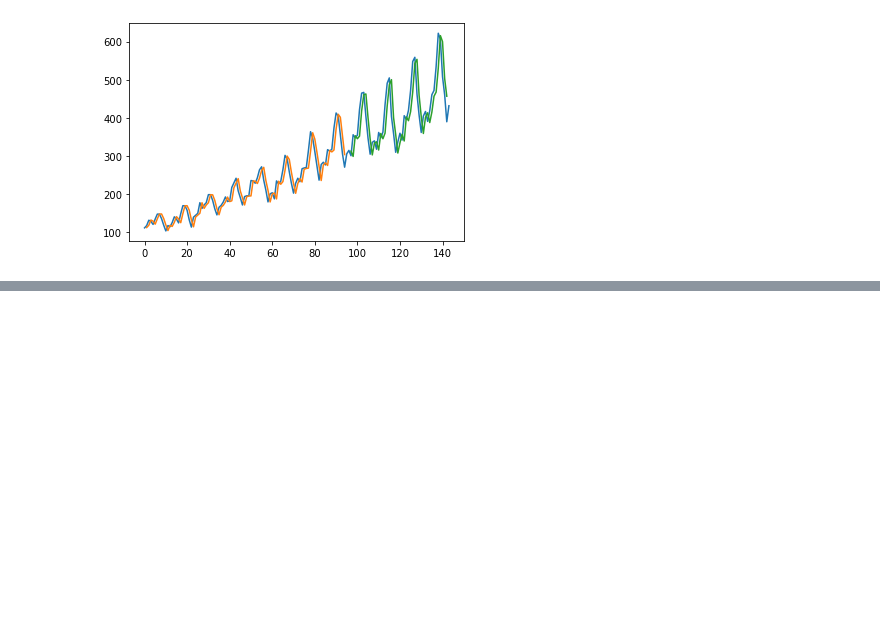
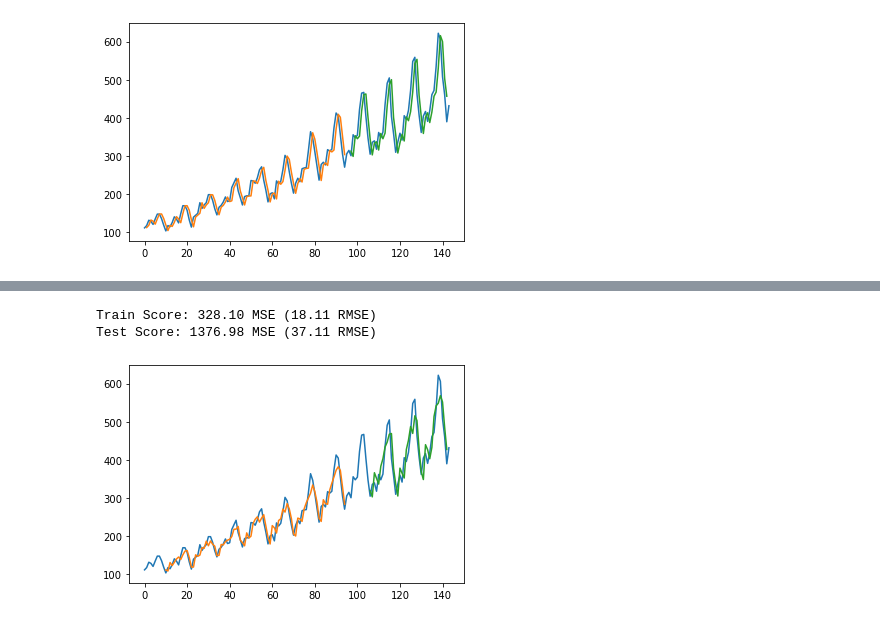
Before and after one commit to atystats/Deep-Learning-Python---Self-Learning, a Jupyter notebook: Recurrent Neural Networks.ipynb, the cells around one changed output, grey strips where cells are left out. Saved outputs shown, nothing was run; the diff lists cells and outputs as text; code cells hidden in the pictures; blank space fills up the shorter version.

```diff
--- a/Recurrent Neural Networks.ipynb
+++ b/Recurrent Neural Networks.ipynb
@@ -127,0 +130,11 @@ plt.show()
+# %%
+look_back = 10
+trainX, trainY = create_dataset(train, look_back)
+testX, testY = create_dataset(test, look_back)
+# %%
+# Create and fit Multilayer Perceptron Model
+model = Sequential()
+model.add(Dense(8, input_dim = look_back, activation = 'relu'))
+model.add(Dense(1))
+model.compile(loss = 'mean_squared_error', optimizer = 'adam')
+model.fit(trainX, trainY, epochs = 200, batch_size = 2, verbose = 2)
@@ -127,0 +160,31 @@ plt.show()
+# %%
+#Estimate model performance
+trainscore = model.evaluate(trainX, trainY, verbose = 0)
+print("Train Score: %.2f MSE (%.2f RMSE)" % (trainscore, math.sqrt(trainscore)))
+testscore = model.evaluate(testX, testY, verbose = 0)
+print("Test Score: %.2f MSE (%.2f RMSE)" % (testscore, math.sqrt(testscore)))
+# %% [output]
+Train Score: 328.10 MSE (18.11 RMSE)
+Test Score: 1376.98 MSE (37.11 RMSE)
+# %%
+# generate predictions for training
+trainPredict = model.predict(trainX)
+testPredict = model.predict(testX)
+
+# shift train predictions for plotting
+trainPredictPlot = np.empty_like(dataset)
+trainPredictPlot[:, :] = np.nan
+trainPredictPlot[look_back:len(trainPredict)+look_back, :] = trainPredict
+
+# shift test predictions for plotting
+testPredictPlot = np.empty_like(dataset)
+testPredictPlot[:, :] = np.nan
+testPredictPlot[len(trainPredict)+(look_back*2)+1:len(dataset)-1, :] = testPredict
+
+# plot baseline and predictions
+plt.plot(dataset)
+plt.plot(trainPredictPlot)
+plt.plot(testPredictPlot)
+plt.show()
+# %% [output]
+[figure, added]
```
Also changed, not shown: parts of 3 cells of this notebook.
